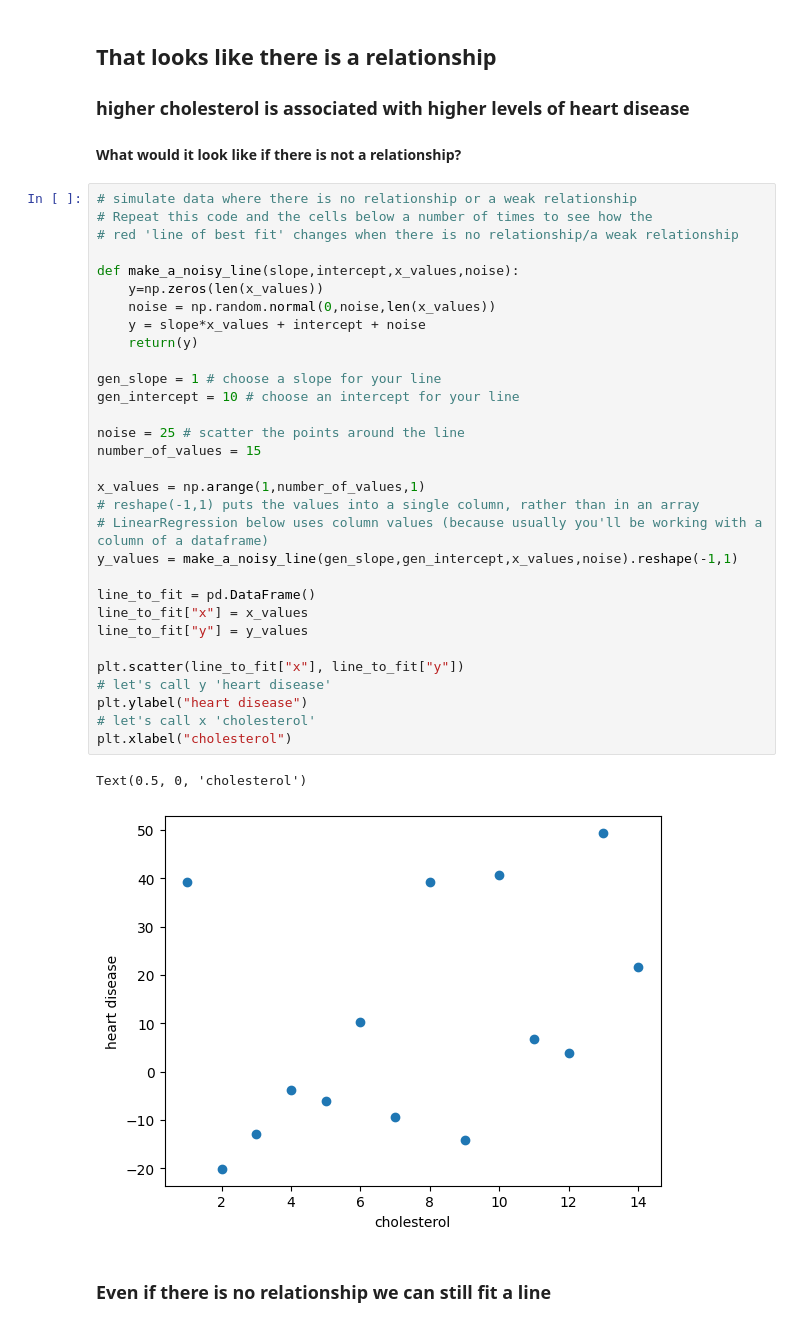
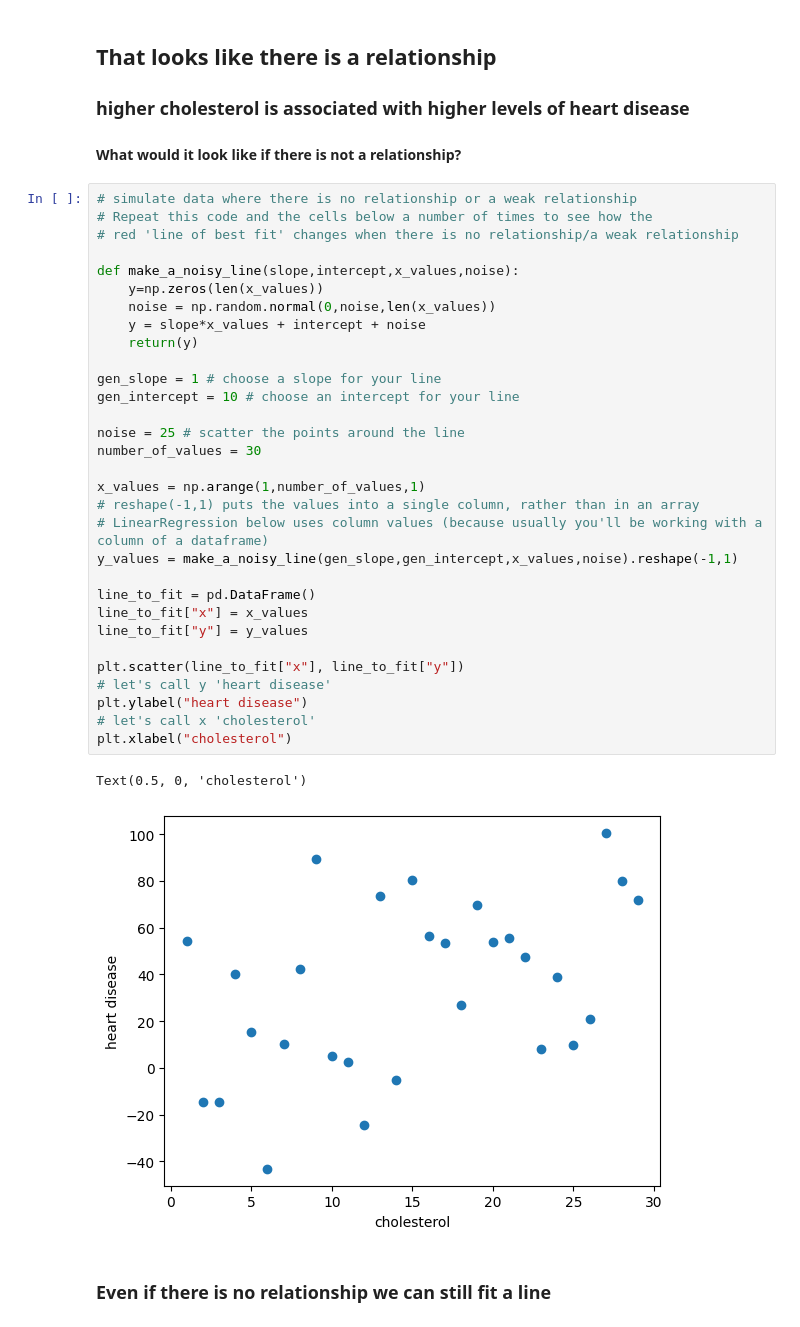
Before and after one commit to olsonac/data_science_for_brain_and_behaviour_26-27, a Jupyter notebook: Lectures/wk8_2_permutation_for_lines/wk8_2_test_slope_intercept_class_working.ipynb, the cells around one changed output. Saved outputs shown, nothing was run; the diff lists cells and outputs as text.

```diff
--- a/Lectures/wk8_2_permutation_for_lines/wk8_2_test_slope_intercept_class_working.ipynb
+++ b/Lectures/wk8_2_permutation_for_lines/wk8_2_test_slope_intercept_class_working.ipynb
@@ -524,35 +524,35 @@ Notes:
 # Repeat this code and the cells below a number of times to see how the
 # red 'line of best fit' changes when there is no relationship/a weak relationship
 
 def make_a_noisy_line(slope,intercept,x_values,noise):
     y=np.zeros(len(x_values))
     noise = np.random.normal(0,noise,len(x_values))
     y = slope*x_values + intercept + noise
     return(y)
 
 gen_slope = 1 # choose a slope for your line
 gen_intercept = 10 # choose an intercept for your line
 
 noise = 25 # scatter the points around the line
-number_of_values = 15
+number_of_values = 30
 
 x_values = np.arange(1,number_of_values,1)
 # reshape(-1,1) puts the values into a single column, rather than in an array
 # LinearRegression below uses column values (because usually you'll be working with a column of a dataframe)
 y_values = make_a_noisy_line(gen_slope,gen_intercept,x_values,noise).reshape(-1,1)
 
 line_to_fit = pd.DataFrame()
 line_to_fit["x"] = x_values
 line_to_fit["y"] = y_values
 
 plt.scatter(line_to_fit["x"], line_to_fit["y"])
 # let's call y 'heart disease'
 plt.ylabel("heart disease")
 # let's call x 'cholesterol'
 plt.xlabel("cholesterol")
 # %% [output]
 Text(0.5, 0, 'cholesterol')
-[figure, old version]
+[figure, new version]
 # %% [markdown]
 ### Even if there is no relationship we can still fit a line
 # %%
```
Also changed, not shown: parts of 19 cells of this notebook, 14 other files.
